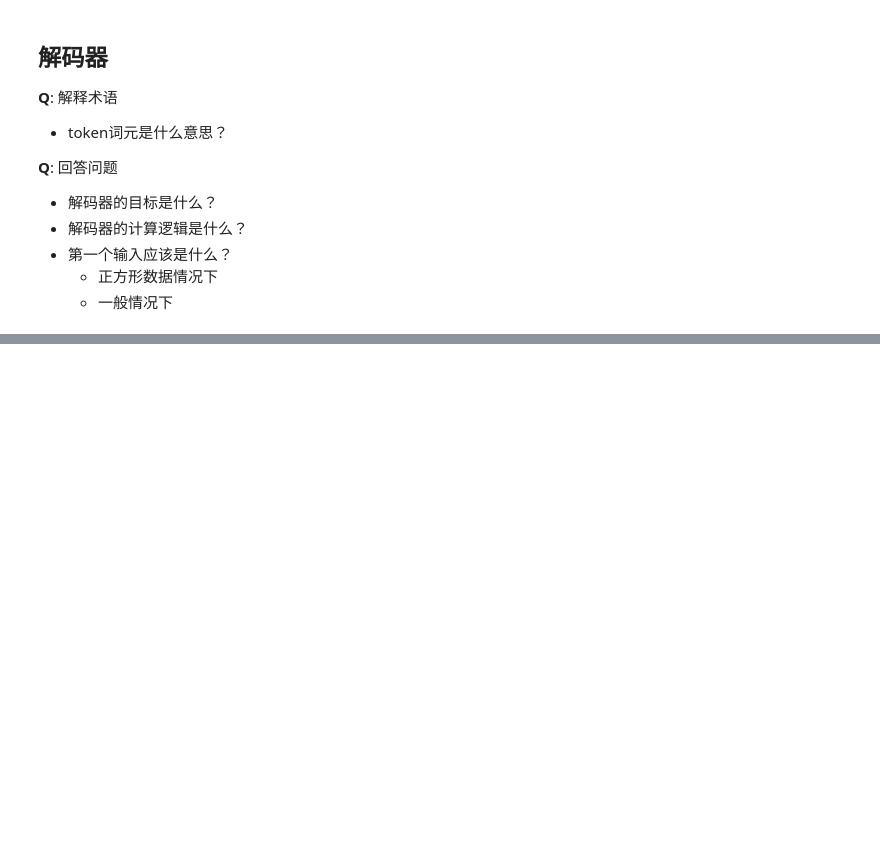
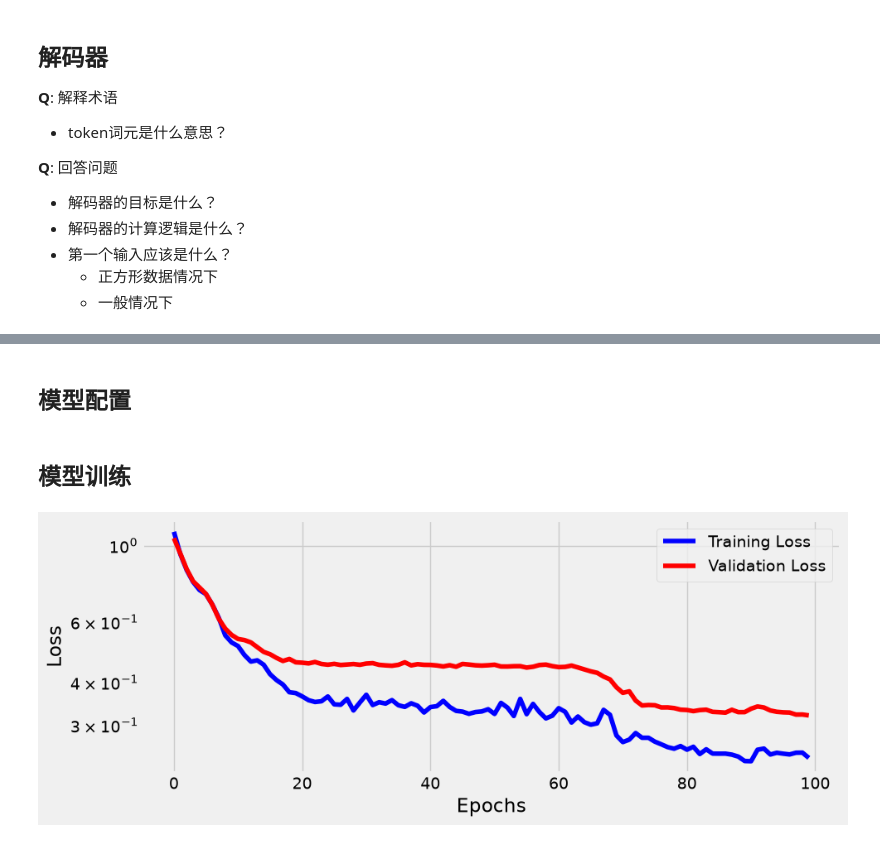
Before and after one commit to jhonprice/PyTorchStepByStep, a Jupyter notebook: Ch09Test.ipynb, the cells around one changed output, grey strips where cells are left out. Drawn from its saved outputs; the diff is of its cells as text; code cells hidden in the pictures; blank space fills up the shorter version.

```diff
--- a/Ch09Test.ipynb
+++ b/Ch09Test.ipynb
@@ -159,0 +326,14 @@ for i in range(target_len):
+# %%
+test_points, test_directions = generate_sequences(seed=19)
+full_test = torch.as_tensor(test_points).float()
+source_test = full_test[:, :2]
+target_test = full_test[:, 2:]
+# %%
+train_data = TensorDataset(full_train, target_train)
+test_data = TensorDataset(source_test, target_test)
+
+generator = torch.Generator()
+train_loader = DataLoader(train_data, batch_size=16, shuffle=True, generator=generator)
+test_loader = DataLoader(test_data, batch_size=16)
+# %% [markdown]
+## 模型配置
@@ -159,0 +345,17 @@ for i in range(target_len):
+# %%
+torch.manual_seed(23)
+encoder = Encoder(n_features=2, hidden_dim=2)
+decoder = Decoder(n_features=2, hidden_dim=2)
+model = EncoderDecoder(encoder, decoder, input_len=2, target_len=2, teacher_forcing_prob=0.5)
+loss = nn.MSELoss()
+optimizer = optim.Adam(model.parameters(), lr=0.01)
+# %% [markdown]
+## 模型训练
+# %%
+sbs_seq = StepByStep(model, loss, optimizer)
+sbs_seq.set_loaders(train_loader, test_loader)
+sbs_seq.train(100)
+# %%
+fig = sbs_seq.plot_losses()
+# %% [output]
+[figure, added]
```
Also changed, not shown: parts of 18 cells of this notebook.
